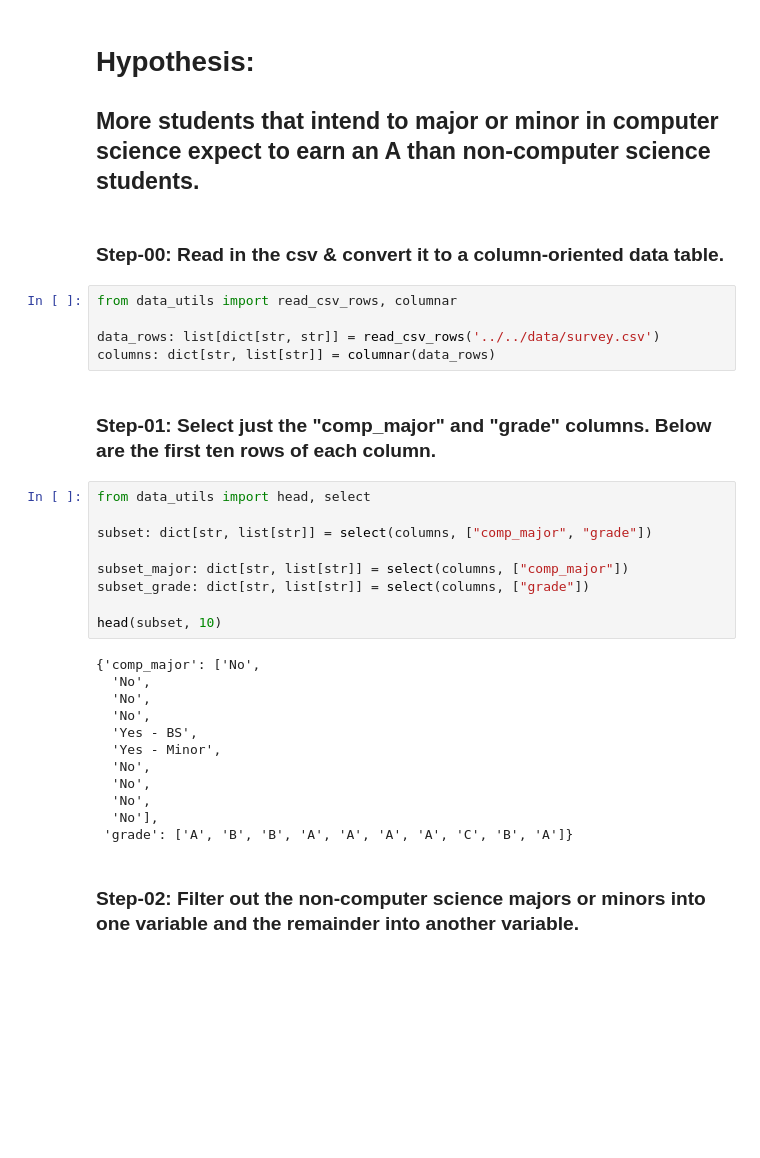
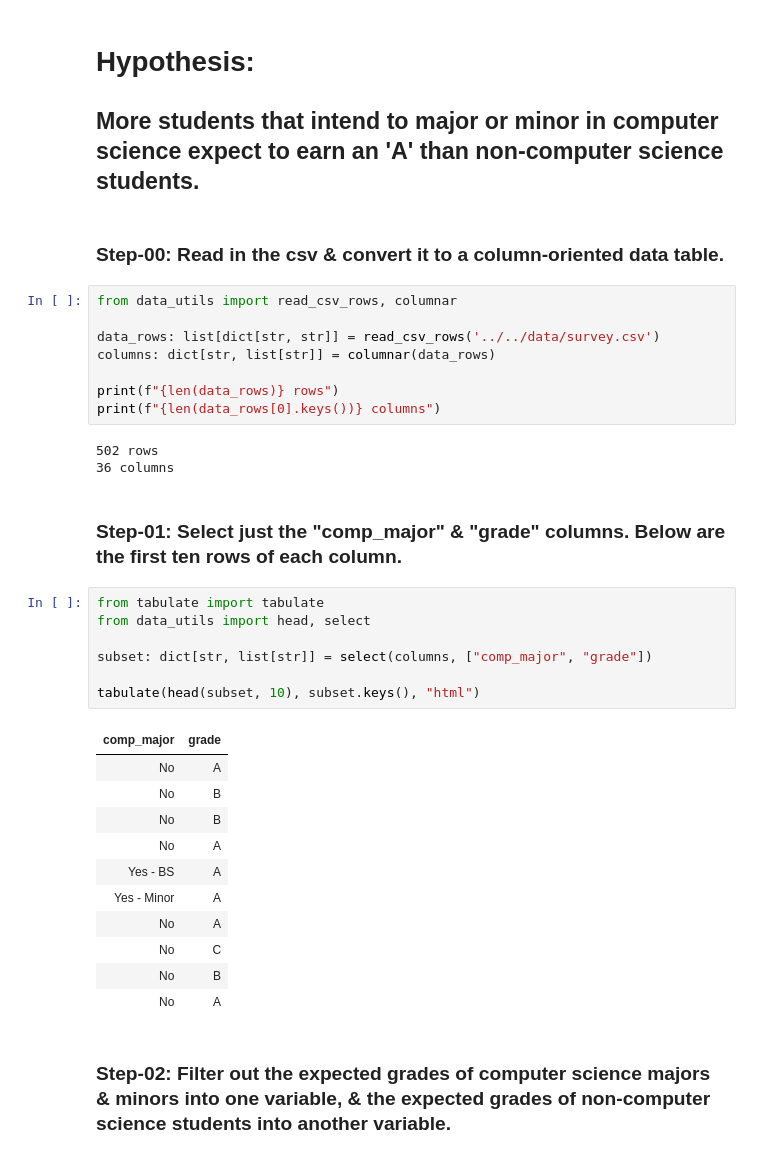
Before and after one commit to jorbea/comp110-21s-workspace, a Jupyter notebook: projects/pj01/analysis.ipynb, the cells around one changed output. Saved outputs shown, nothing was run; the diff lists cells and outputs as text; blank space fills up the shorter version.

```diff
--- a/projects/pj01/analysis.ipynb
+++ b/projects/pj01/analysis.ipynb
@@ -1,6 +1,6 @@
 # %% [markdown]
 # Hypothesis:
-## More students that intend to major or minor in computer science expect to earn an A than non-computer science students.
+## More students that intend to major or minor in computer science expect to earn an 'A' than non-computer science students.
 # %% [markdown]
 ### Step-00: Read in the csv & convert it to a column-oriented data table.
 # %%
@@ -8,28 +8,32 @@ from data_utils import read_csv_rows, columnar
 
 data_rows: list[dict[str, str]] = read_csv_rows('../../data/survey.csv')
 columns: dict[str, list[str]] = columnar(data_rows)
+
+print(f"{len(data_rows)} rows")
+print(f"{len(data_rows[0].keys())} columns")
+# %% [output]
+502 rows
+36 columns
 # %% [markdown]
-### Step-01: Select just the "comp_major" and "grade" columns. Below are the first ten rows of each column.
+### Step-01: Select just the "comp_major" & "grade" columns. Below are the first ten rows of each column.
 # %%
+from tabulate import tabulate
 from data_utils import head, select
 
 subset: dict[str, list[str]] = select(columns, ["comp_major", "grade"])
 
-subset_major: dict[str, list[str]] = select(columns, ["comp_major"])
-subset_grade: dict[str, list[str]] = select(columns, ["grade"])
-
-head(subset, 10)
+tabulate(head(subset, 10), subset.keys(), "html")
 # %% [output]
-{'comp_major': ['No',
-  'No',
-  'No',
-  'No',
-  'Yes - BS',
-  'Yes - Minor',
-  'No',
-  'No',
-  'No',
-  'No'],
- 'grade': ['A', 'B', 'B', 'A', 'A', 'A', 'A', 'C', 'B', 'A']}
+| comp_major | grade |
+| No | A |
+| No | B |
+| No | B |
+| No | A |
+| Yes - BS | A |
+| Yes - Minor | A |
+| No | A |
+| No | C |
+| No | B |
+| No | A |
 # %% [markdown]
-### Step-02: Filter out the non-computer science majors or minors into one variable and the remainder into another variable.
+### Step-02: Filter out the expected grades of computer science majors & minors into one variable, & the expected grades of non-computer science students into another variable.
```
Also changed, not shown: parts of 16 cells of this notebook, 1 other file.
